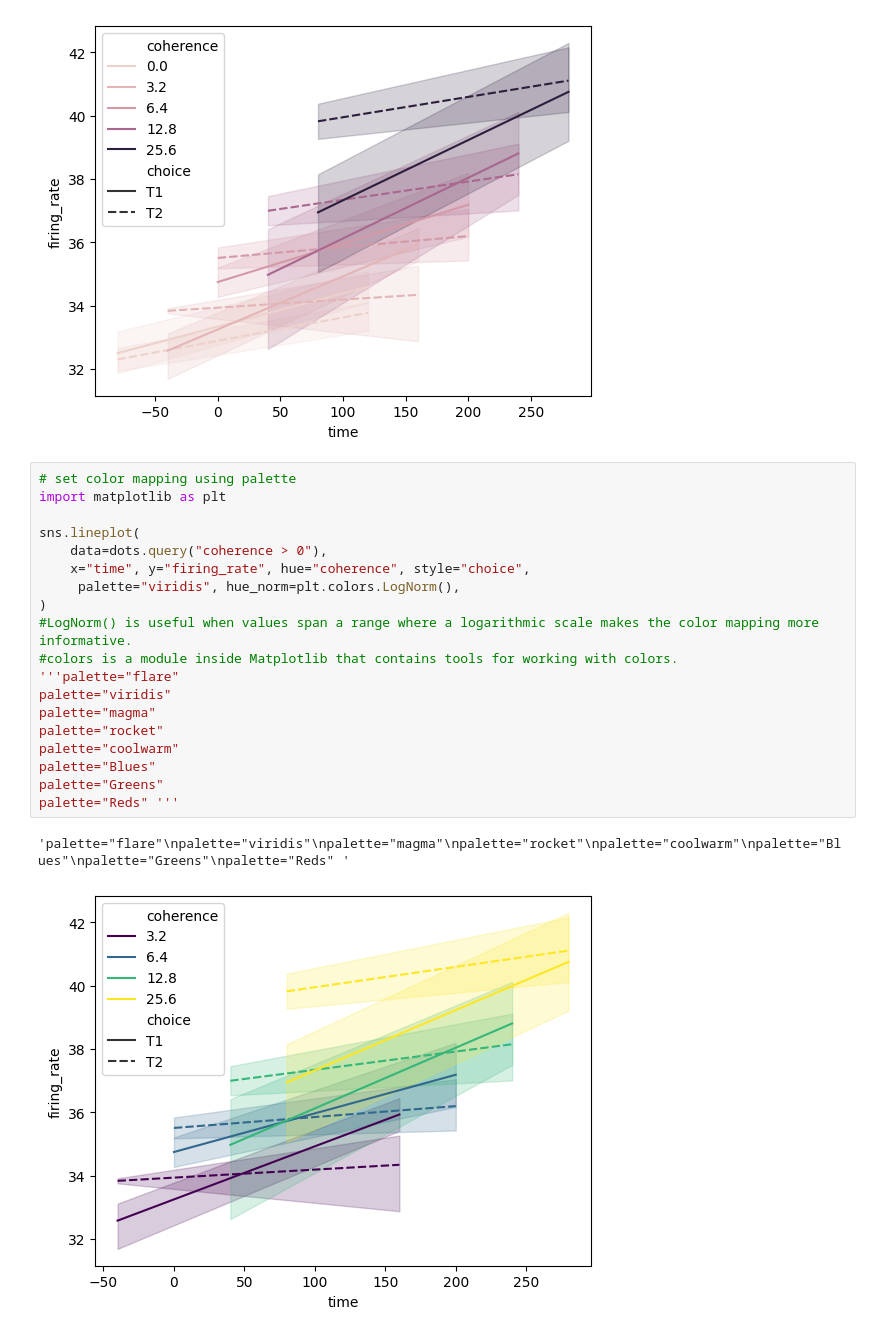
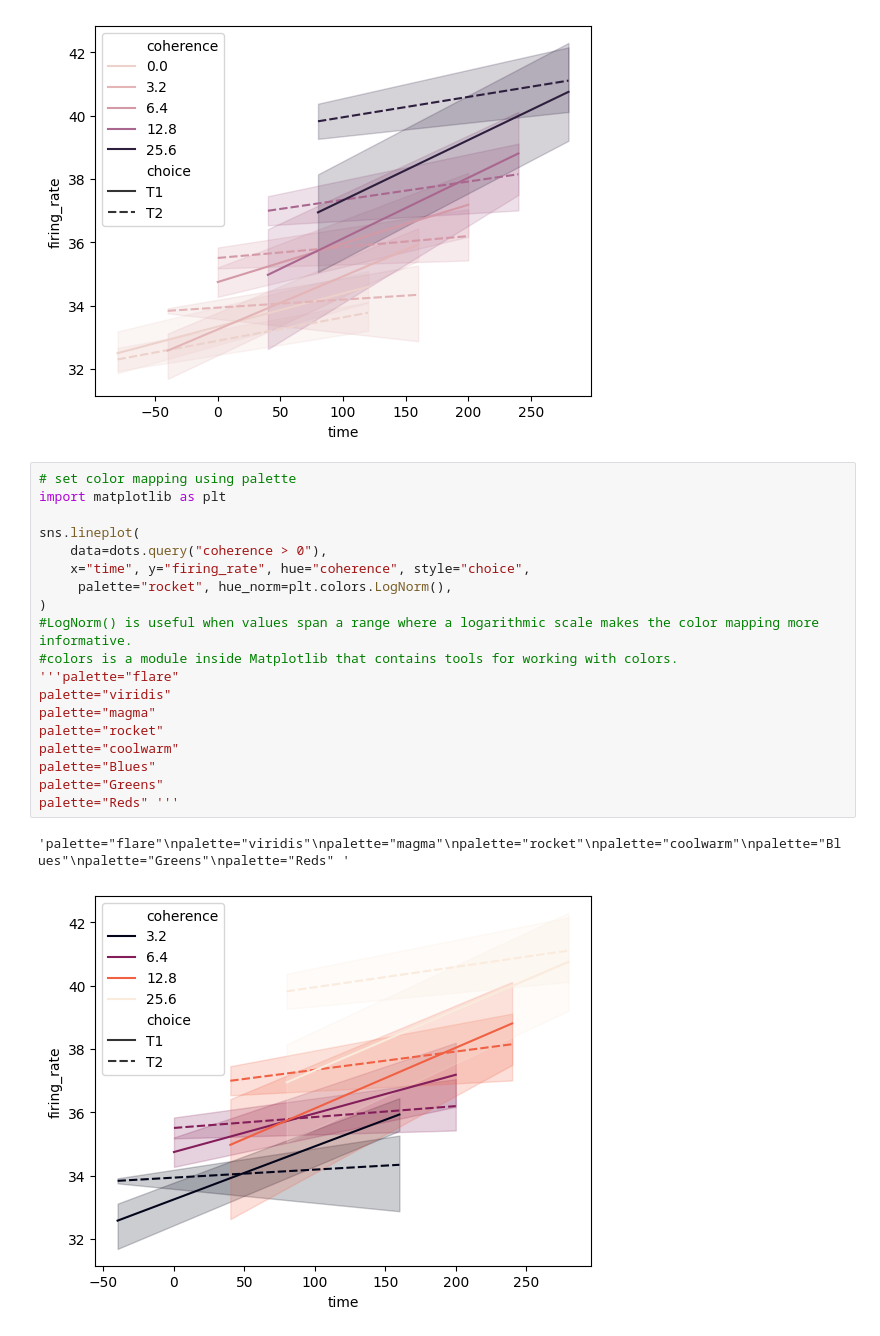
Before and after one commit to SUCCESSneeded/drive-seaborn, a Jupyter notebook: sea1subplot.ipynb, the cells around one changed output. Cells and saved outputs as stored; diff of their text form.

```diff
--- a/sea1subplot.ipynb
+++ b/sea1subplot.ipynb
@@ -494,22 +494,22 @@ sns.lineplot(
 # %%
 # set color mapping using palette
 import matplotlib as plt
 
 sns.lineplot(
     data=dots.query("coherence > 0"),
     x="time", y="firing_rate", hue="coherence", style="choice",
-     palette="viridis", hue_norm=plt.colors.LogNorm(),
+     palette="rocket", hue_norm=plt.colors.LogNorm(),
 )
 #LogNorm() is useful when values span a range where a logarithmic scale makes the color mapping more informative.
 #colors is a module inside Matplotlib that contains tools for working with colors.
 '''palette="flare"
 palette="viridis"
 palette="magma"
 palette="rocket"
 palette="coolwarm"
 palette="Blues"
 palette="Greens"
 palette="Reds" '''
 # %% [output]
 'palette="flare"\npalette="viridis"\npalette="magma"\npalette="rocket"\npalette="coolwarm"\npalette="Blues"\npalette="Greens"\npalette="Reds" '
-[figure, old version]
+[figure, new version]
```
Also changed, not shown: parts of 18 cells of this notebook.
